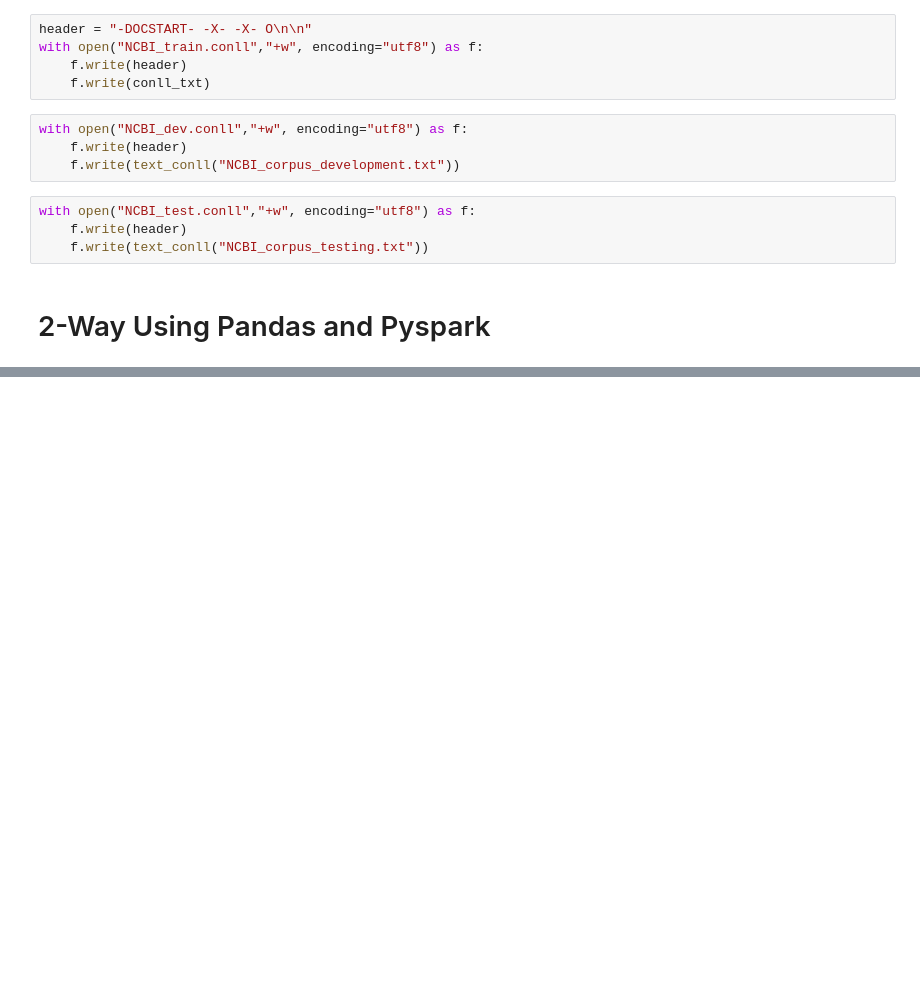
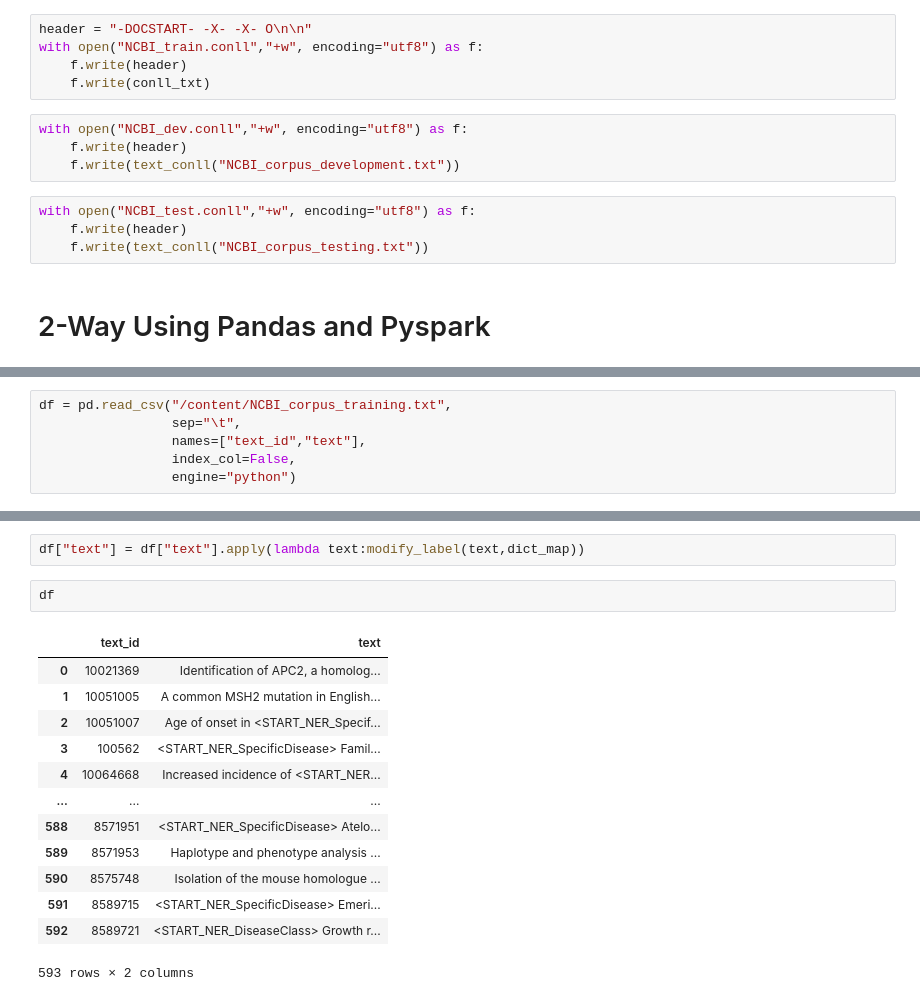
Before and after one commit to russell-ai/nlp, a Jupyter notebook: preprocessing/conll4ner/NCBI/ncbi.ipynb, the cells around one changed output, grey strips where cells are left out. Cells and saved outputs as stored; diff of their text form; blank space fills up the shorter version.

```diff
--- a/preprocessing/conll4ner/NCBI/ncbi.ipynb
+++ b/preprocessing/conll4ner/NCBI/ncbi.ipynb
@@ -290,0 +305,6 @@ with open("NCBI_test.conll","+w", encoding="utf8") as f:
+# %%
+df = pd.read_csv("/content/NCBI_corpus_training.txt",
+                 sep="\t",
+                 names=["text_id","text"],
+                 index_col=False,
+                 engine="python")
@@ -290,0 +320,18 @@ with open("NCBI_test.conll","+w", encoding="utf8") as f:
+# %%
+df["text"] = df["text"].apply(lambda text:modify_label(text,dict_map))
+# %%
+df
+# %% [output]
+|  | text_id | text |
+| 0 | 10021369 | Identification of APC2, a homolog... |
+| 1 | 10051005 | A common MSH2 mutation in English... |
+| 2 | 10051007 | Age of onset in <START_NER_Specif... |
+| 3 | 100562 | <START_NER_SpecificDisease> Famil... |
+| 4 | 10064668 | Increased incidence of <START_NER... |
+| ... | ... | ... |
+| 588 | 8571951 | <START_NER_SpecificDisease> Atelo... |
+| 589 | 8571953 | Haplotype and phenotype analysis ... |
+| 590 | 8575748 | Isolation of the mouse homologue ... |
+| 591 | 8589715 | <START_NER_SpecificDisease> Emeri... |
+| 592 | 8589721 | <START_NER_DiseaseClass> Growth r... |
+593 rows × 2 columns
```
Also changed, not shown: parts of 4 cells of this notebook.
